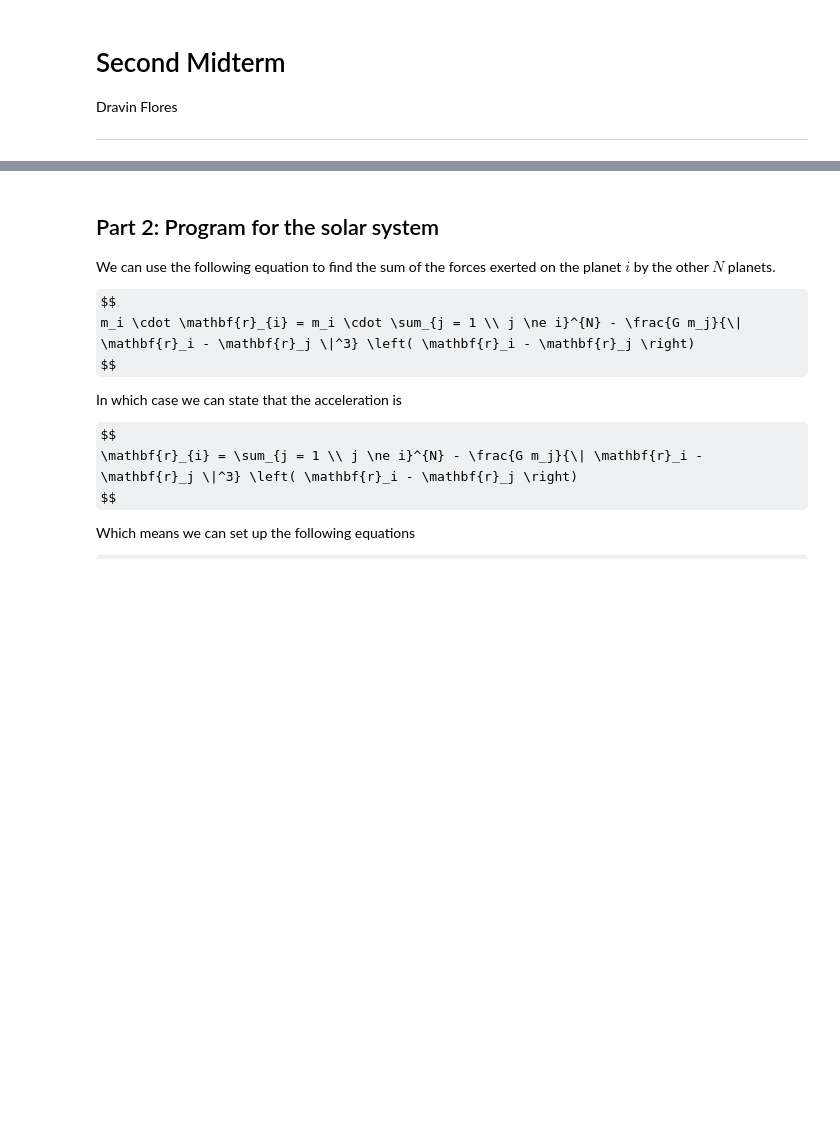
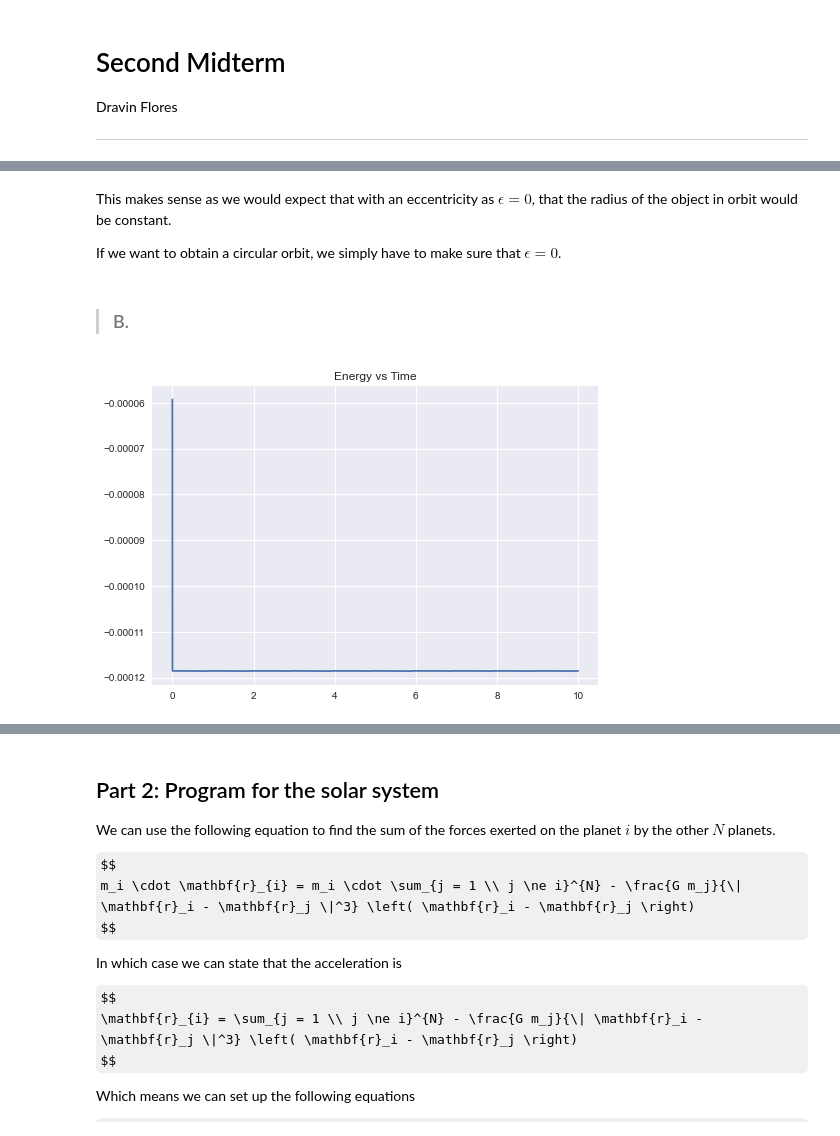
Before and after one commit to dravinflores/PHY321-Homework, a Jupyter notebook: Midterm2.ipynb, the cells around one changed output, grey strips where cells are left out. Saved outputs shown, nothing was run; the diff lists cells and outputs as text; code cells hidden in the pictures; some formulas as TeX source; blank space fills up the shorter version.

Commit message:
Well, midterm2 is relatively complete. Time to turn it in.

```diff
--- a/Midterm2.ipynb
+++ b/Midterm2.ipynb
@@ -7,0 +107,12 @@ Dravin Flores
+# %% [markdown]
+This makes sense as we would expect that with an eccentricity as $\epsilon = 0$, that the radius of the object in orbit would be constant.
+
+If we want to obtain a circular orbit, we simply have to make sure that $\epsilon = 0$.
+# %% [markdown]
+> ### B.
+# %%
+plt.plot(t, E)
+plt.title("Energy vs Time")
+plt.show()
+# %% [output]
+[figure, added]
```
Also changed, not shown: parts of 13 cells of this notebook.
